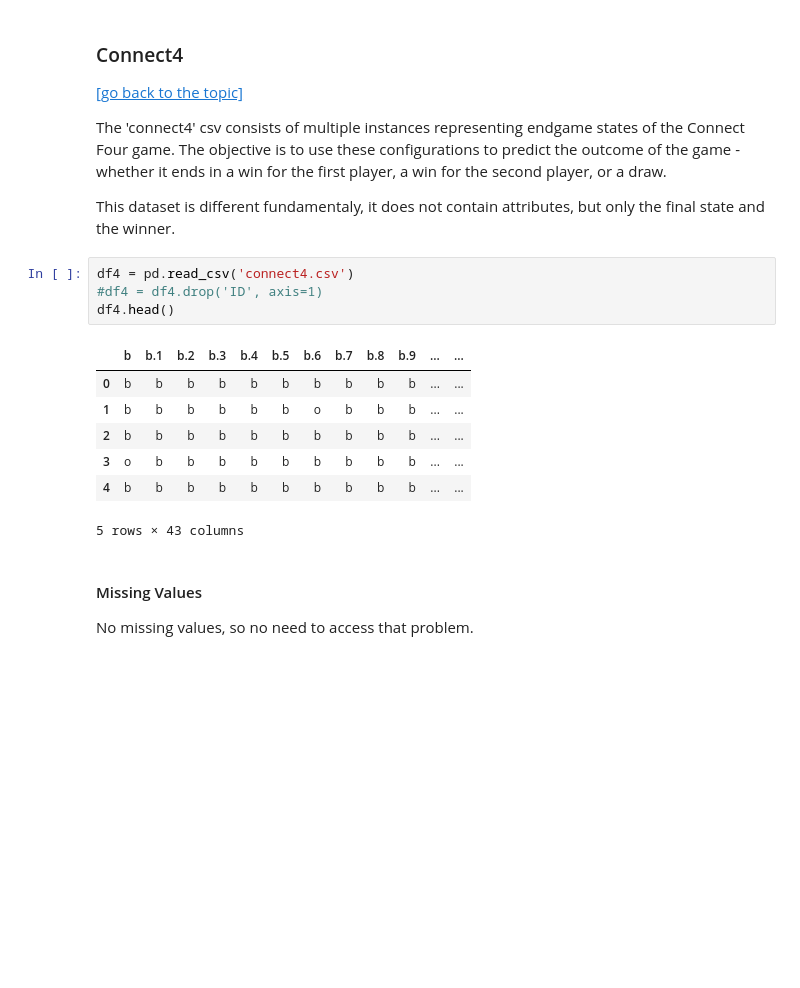
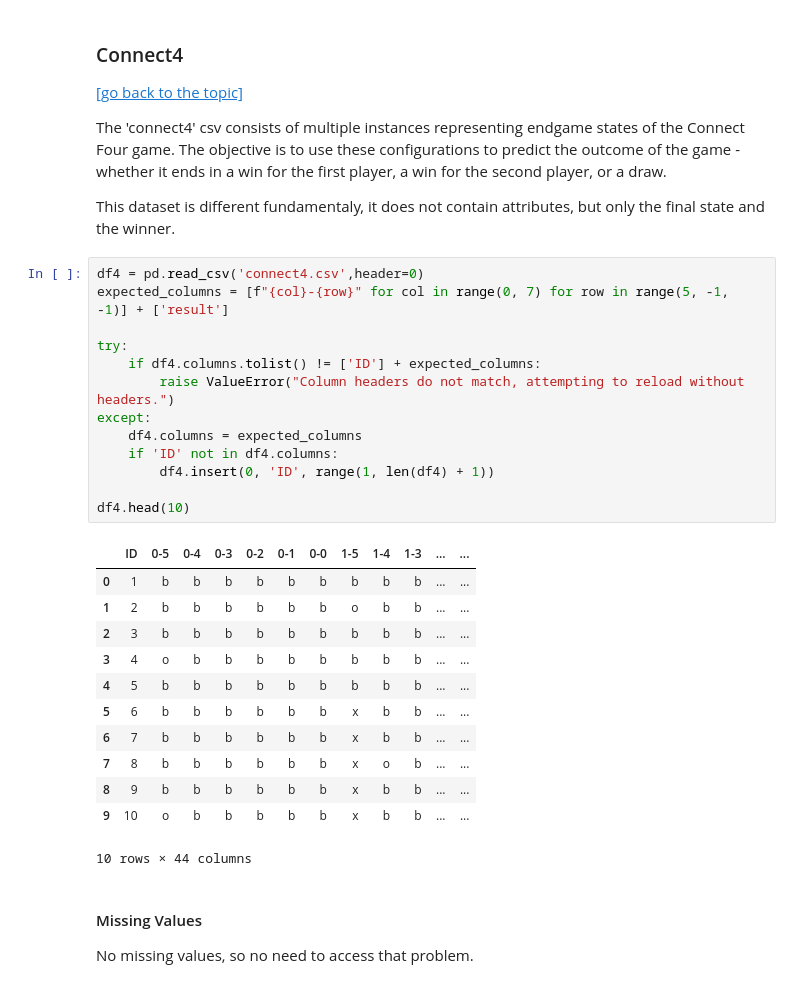
Before and after one commit to pmgfernandes04/ID3_Decision_Tree_Generator, a Jupyter notebook: IA_project.ipynb, the cells around one changed output. Saved outputs shown, nothing was run; the diff lists cells and outputs as text; blank space fills up the shorter version.

```diff
--- a/IA_project.ipynb
+++ b/IA_project.ipynb
@@ -236,18 +242,32 @@ sb.pairplot(df3, hue='class')
 The 'connect4' csv consists of multiple instances representing endgame states of the Connect Four game. The objective is to use these configurations to predict the outcome of the game - whether it ends in a win for the first player, a win for the second player, or a draw.
 
 This dataset is different fundamentaly, it does not contain attributes, but only the final state and the winner.
-# %%
-df4 = pd.read_csv('connect4.csv')
-#df4 = df4.drop('ID', axis=1)
-df4.head()
-# %% [output]
-|  | b | b.1 | b.2 | b.3 | b.4 | b.5 | b.6 | b.7 | b.8 | b.9 | ... | ... |
-| 0 | b | b | b | b | b | b | b | b | b | b | ... | ... |
-| 1 | b | b | b | b | b | b | o | b | b | b | ... | ... |
-| 2 | b | b | b | b | b | b | b | b | b | b | ... | ... |
-| 3 | o | b | b | b | b | b | b | b | b | b | ... | ... |
-| 4 | b | b | b | b | b | b | b | b | b | b | ... | ... |
-5 rows × 43 columns
+# %%
+df4 = pd.read_csv('connect4.csv',header=0)
+expected_columns = [f"{col}-{row}" for col in range(0, 7) for row in range(5, -1, -1)] + ['result']
+
+try:
+    if df4.columns.tolist() != ['ID'] + expected_columns:
+        raise ValueError("Column headers do not match, attempting to reload without headers.")
+except:
+    df4.columns = expected_columns
+    if 'ID' not in df4.columns:
+        df4.insert(0, 'ID', range(1, len(df4) + 1))
+
+df4.head(10)
+# %% [output]
+|  | ID | 0-5 | 0-4 | 0-3 | 0-2 | 0-1 | 0-0 | 1-5 | 1-4 | 1-3 | ... | ... |
+| 0 | 1 | b | b | b | b | b | b | b | b | b | ... | ... |
+| 1 | 2 | b | b | b | b | b | b | o | b | b | ... | ... |
+| 2 | 3 | b | b | b | b | b | b | b | b | b | ... | ... |
+| 3 | 4 | o | b | b | b | b | b | b | b | b | ... | ... |
+| 4 | 5 | b | b | b | b | b | b | b | b | b | ... | ... |
+| 5 | 6 | b | b | b | b | b | b | x | b | b | ... | ... |
+| 6 | 7 | b | b | b | b | b | b | x | b | b | ... | ... |
+| 7 | 8 | b | b | b | b | b | b | x | o | b | ... | ... |
+| 8 | 9 | b | b | b | b | b | b | x | b | b | ... | ... |
+| 9 | 10 | o | b | b | b | b | b | x | b | b | ... | ... |
+10 rows × 44 columns
 # %% [markdown]
 #### Missing Values
 No missing values, so no need to access that problem.
```
Also changed, not shown: parts of 14 cells of this notebook.
